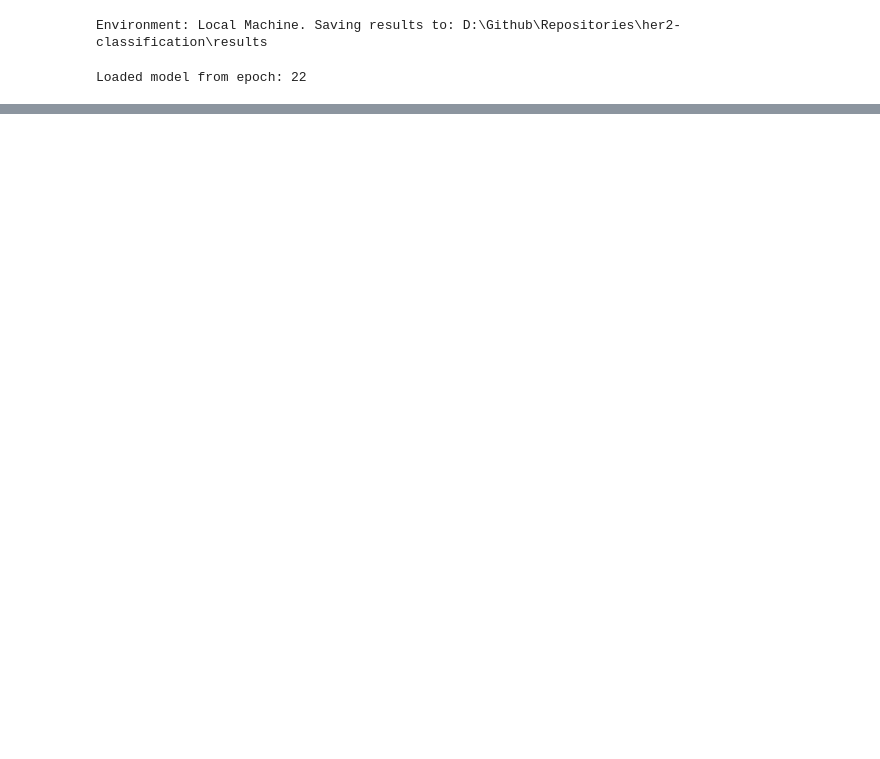
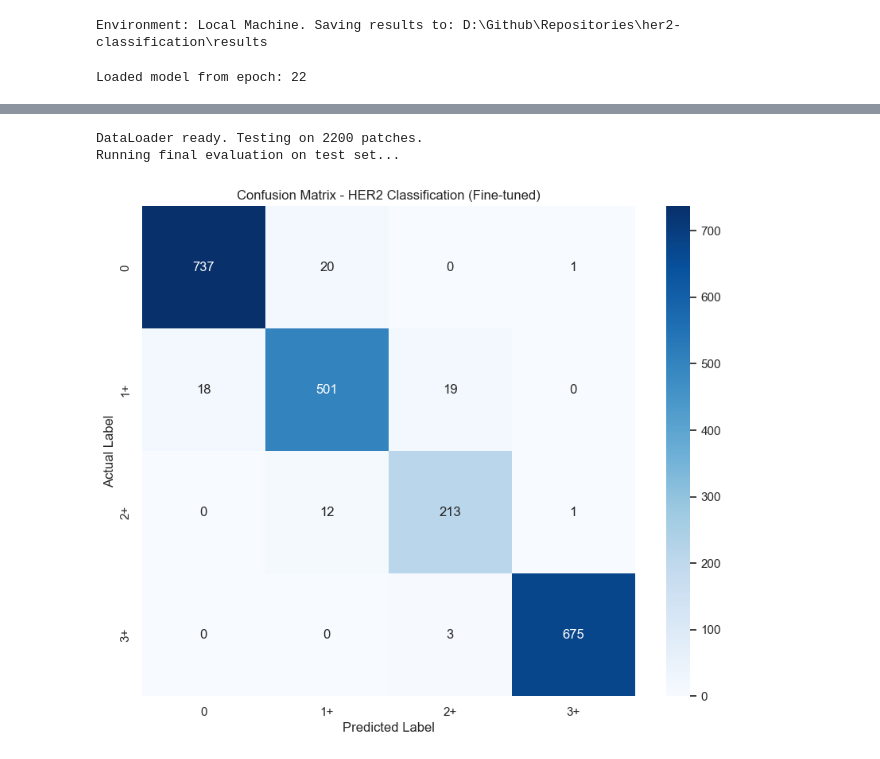
Before and after one commit to AleczO/her2-classification, a Jupyter notebook: notebooks/03_inference.ipynb, the cells around one changed output, grey strips where cells are left out. Cells and saved outputs as stored; diff of their text form; code cells hidden in the pictures; blank space fills up the shorter version.

Commit message:
Second phase done
Added colab notebook used in training, calculated confusion matrix

```diff
--- a/notebooks/03_inference.ipynb
+++ b/notebooks/03_inference.ipynb
@@ -123,0 +124,68 @@ if best_model_path.exists():
+# %%
+import torch
+import numpy as np
+import seaborn as sns
+import matplotlib.pyplot as plt
+from sklearn.metrics import confusion_matrix, classification_report
+from src import get_dataloader, HER2Dataset, get_transforms, config
+
+
+# 1. Setup paths
+BEST_MODEL_PATH = "../results/models/best_model_finetuned.pth"
+CLASS_NAMES = ['0', '1+', '2+', '3+']
+
+# 2. Load the best model
+device = torch.device("cuda" if torch.cuda.is_available() else "cpu")
+model = get_model(num_classes=4).to(device)
+checkpoint = torch.load(BEST_MODEL_PATH, map_location=device)
+model.load_state_dict(checkpoint['model_state_dict'])
+model.eval()
+
+all_preds = []
+all_labels = []
+
+# 2. Transformation initialization
+val_transform = get_transforms(img_size=224, is_train=False)
+
+# 3. Dataset initialization
+val_dataset = HER2Dataset(
+    config.TEST_DIR,
+    transform=val_transform
+)
+
+# 4. DataLoader initialization
+val_loader = get_dataloader(
+    val_dataset,
+    batch_size=config.BATCH_SIZE,
+    is_train=False
+)
+
+print(f"DataLoader ready. Testing on {len(val_dataset)} patches.")
+
+print("Running final evaluation on test set...")
+with torch.no_grad():
+    for inputs, labels in val_loader:
+        inputs = inputs.to(device)
+        labels = labels.to(device)
+
+        outputs = model(inputs)
+        _, preds = torch.max(outputs, 1)
+
+        all_preds.extend(preds.cpu().numpy())
+        all_labels.extend(labels.cpu().numpy())
+
+# 4. Generate Confusion Matrix
+cm = confusion_matrix(all_labels, all_preds)
+
+plt.figure(figsize=(10, 8))
+sns.heatmap(cm, annot=True, fmt='d', cmap='Blues',
+            xticklabels=CLASS_NAMES, yticklabels=CLASS_NAMES)
+plt.title('Confusion Matrix - HER2 Classification (Fine-tuned)')
+plt.ylabel('Actual Label')
+plt.xlabel('Predicted Label')
+plt.savefig("../results/plots/confusion_matrix_final.png")
+plt.show()
+# %% [output]
+DataLoader ready. Testing on 2200 patches.
+Running final evaluation on test set...
+[figure, added]
```
Also changed, not shown: parts of 3 cells of this notebook, 6 other files.
